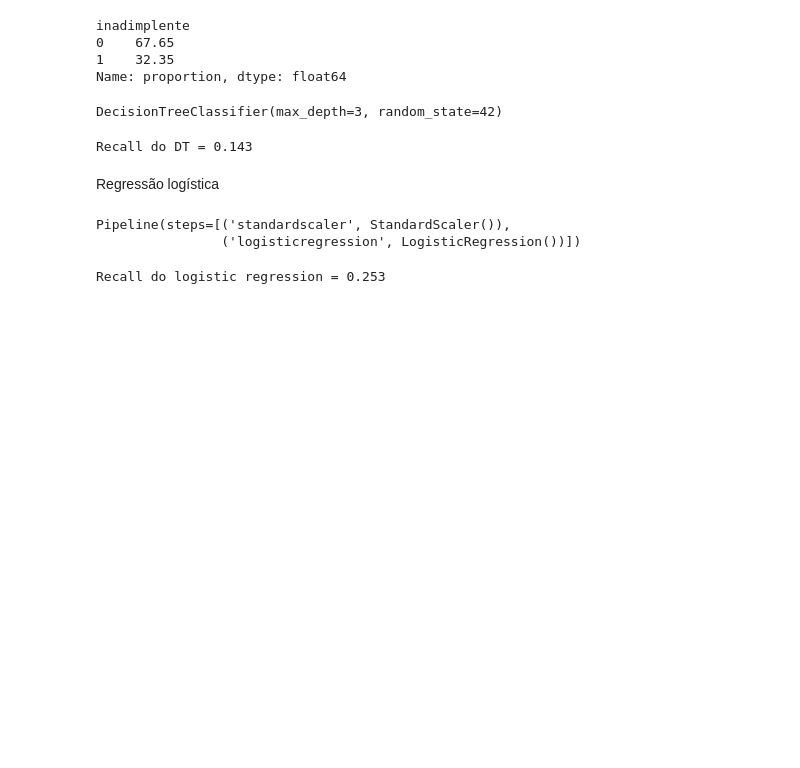
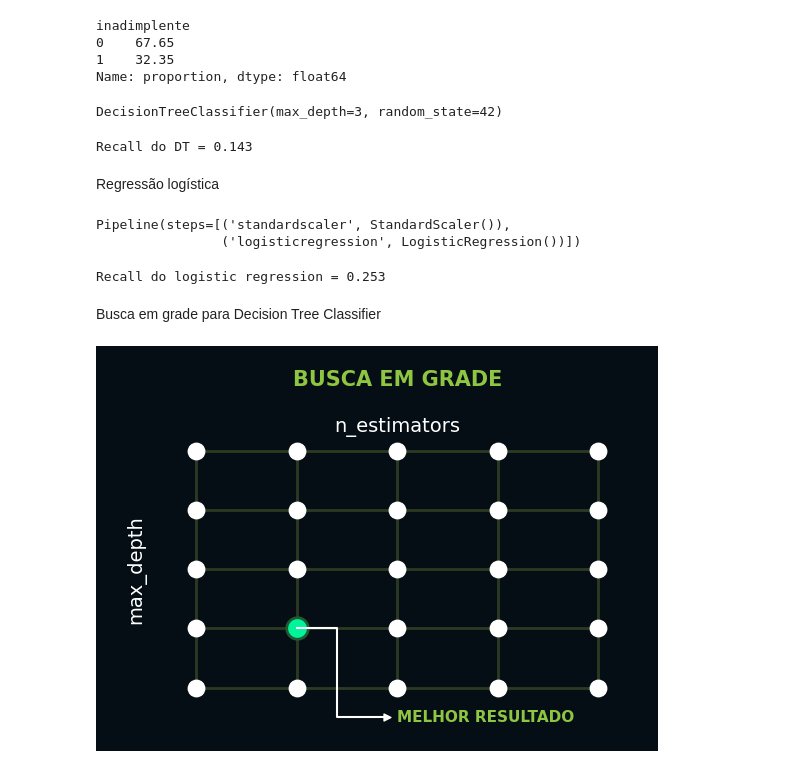
Before and after one commit to Vagnerkrg/class-dados-com-ml, a Jupyter notebook: otimizacao_modelos.ipynb, the cells around one changed output. Saved outputs shown, nothing was run; the diff lists cells and outputs as text; code cells hidden in the pictures; blank space fills up the shorter version.

Commit message:
feat: inicia aula 03 de validacao cruzada aninhada

```diff
--- a/otimizacao_modelos.ipynb
+++ b/otimizacao_modelos.ipynb
@@ -112,3 +112,55 @@ recall_lr = recall_score(y_teste, logistic_pipeline.predict(x_teste))
 print(f"Recall do logistic regression = {recall_lr:.3f}")
 # %% [output]
 Recall do logistic regression = 0.253
+# %% [markdown]
+Busca em grade para Decision Tree Classifier
+# %%
+# Importa as bibliotecas necessárias para replicar o design exato gerado no notebook
+import matplotlib.pyplot as plt
+import numpy as np
+
+# Configura a matriz conceitual de 5x5 pontos para representar os hiperparâmetros
+x_indices = np.arange(5)
+y_indices = np.arange(5)
+X_mesh, Y_mesh = np.meshgrid(x_indices, y_indices)
+
+# Inicializa o gráfico aplicando a paleta de cores azul-escura de fundo do slide
+fig, ax = plt.subplots(figsize=(7, 5))
+fig.patch.set_facecolor('#050e14')
+ax.set_facecolor('#050e14')
+
+# Desenha as linhas finas da grade com a tonalidade verde/oliva escura sutil
+for i in range(len(y_indices)):
+    ax.plot(x_indices, [y_indices[i]]*len(x_indices), color='#2d3a22', linewidth=2, zorder=1)
+for j in range(len(x_indices)):
+    ax.plot([x_indices[j]]*len(y_indices), y_indices, color='#2d3a22', linewidth=2, zorder=1)
+
+# Plota os círculos brancos puros que representam cada combinação testada na busca em grade
+ax.scatter(X_mesh, Y_mesh, color='#ffffff', s=140, zorder=2)
+
+# Destaca a combinação ideal com um círculo maior na cor verde-turquesa brilhante e borda escura
+ax.scatter(1, 1, color='#00f59b', s=240, edgecolors='#1e5a32', linewidth=2, zorder=3)
+
+# Desenha a linha branca em formato de degrau descendo abaixo da grade (nível -0.5) para liberar o visual
+ax.plot([1, 1.4, 1.4, 1.9], [1, 1, -0.5, -0.5], color='white', linewidth=1.5, zorder=4)
+ax.scatter(1.9, -0.5, marker='>', color='white', s=25, zorder=5)
+
+# Insere o texto descritivo do melhor resultado reposicionado abaixo da grade sem sobreposição
+ax.text(2.0, -0.5, 'MELHOR RESULTADO', color='#8ec641', fontsize=11, weight='bold', va='center')
+
+# Adiciona os títulos textuais imitando perfeitamente o posicionamento do seu print
+ax.text(2, 4.4, 'n_estimators', color='#ffffff', fontsize=14, ha='center', va='center')
+ax.text(-0.6, 2, 'max_depth', color='#ffffff', fontsize=14, rotation=90, ha='center', va='center')
+
+# Adiciona o título principal "BUSCA EM GRADE" centralizado no topo do gráfico
+ax.text(2, 5.2, 'BUSCA EM GRADE', color='#8ec641', fontsize=15, weight='bold', ha='center', va='center')
+
+# Configura os limites de exibição e remove completamente as bordas padrão do Matplotlib
+ax.set_xlim(-0.9, 4.5)
+ax.set_ylim(-0.9, 5.6)
+ax.axis('off')
+
+# Exibe o gráfico finalizado livre de sobreposições com as linhas
+plt.show()
+# %% [output]
+[figure, added]
```
Also changed, not shown: parts of 27 cells of this notebook.
